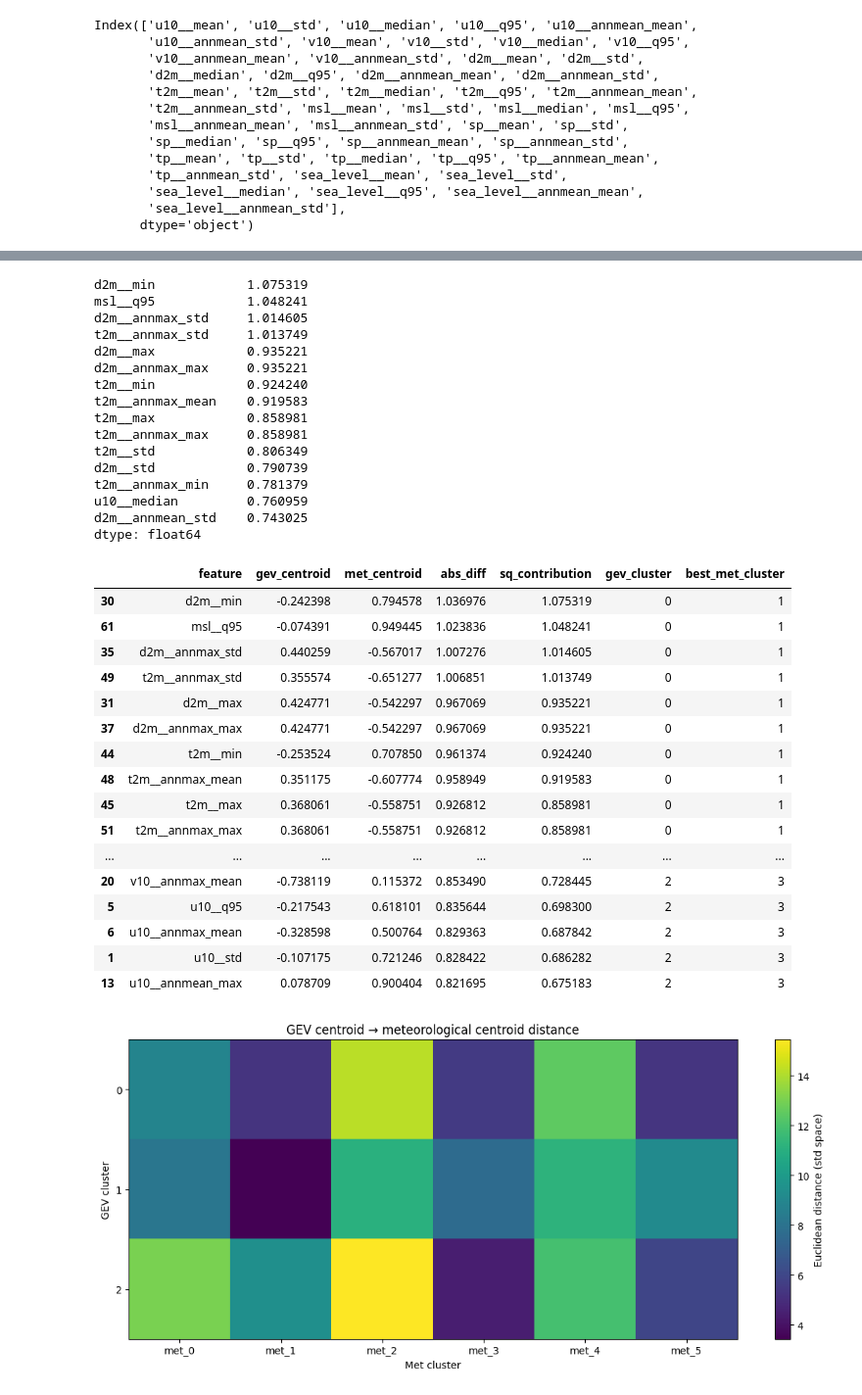
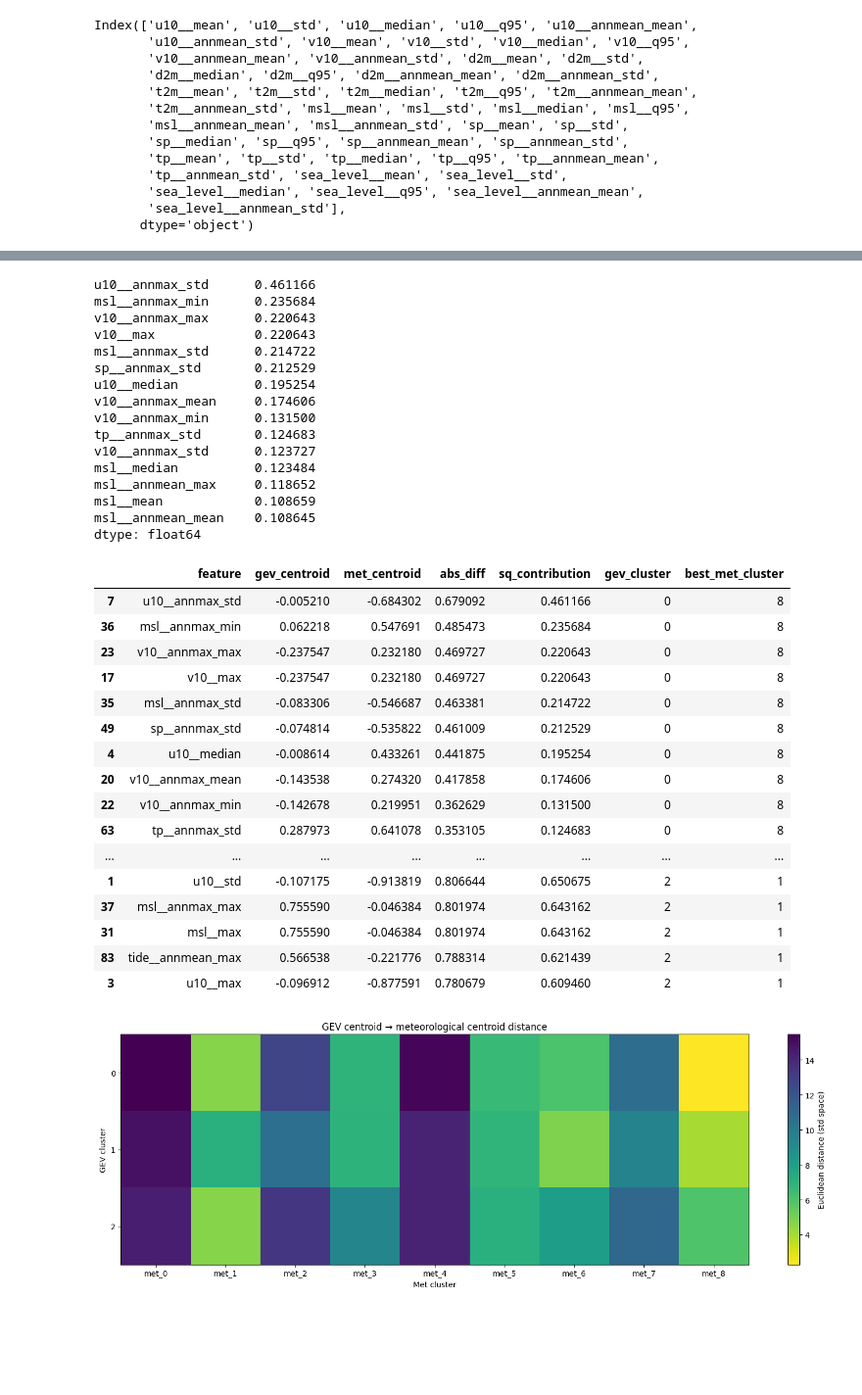
Before and after one commit to lisanneblok/ESL, a Jupyter notebook: notebooks/7_attribution/Cluster_mean.ipynb, the cells around one changed output, grey strips where cells are left out. Shown at 98% size. Drawn from its saved outputs; the diff is of its cells as text; code cells hidden in the pictures; blank space fills up the shorter version.

```diff
--- a/notebooks/7_attribution/Cluster_mean.ipynb
+++ b/notebooks/7_attribution/Cluster_mean.ipynb
@@ -559,7 +559,7 @@ print(df.filter(regex=r'^(latitude|longitude|slope_deg_|roughness_std_|relief_p2
 4        -9.518070     0.508901        10.457163     33.443892    -16.981246
 # %%
 drop_cols = {"station", "cluster"}
-forbidden_substrings = ("sea_level", "bath_cluster", "residual", "tide", "count", "missing", "latitude", "longitude")
+forbidden_substrings = ("sea_level", "bath_cluster", "residual", "d2m", "count", "missing", "latitude", "longitude", "d2m", "t2m")
 forbidden_cols = {c for c in model_df.columns if any(s in c.lower() for s in forbidden_substrings)}
 
 X_bath = df.drop(columns=[c for c in (drop_cols | forbidden_cols) if c in df.columns])
@@ -626,7 +626,7 @@ Index(['u10__mean', 'u10__std', 'u10__median', 'u10__q95', 'u10__annmean_mean',
 # %%
 import pandas as pd
 
-exclude_tokens = ["station", "missing", "count", "residual", "cluster", "gev", "lat", "lon", "sea_level__", "q05", "tide"]
+exclude_tokens = ["station", "missing", "count", "residual", "cluster", "gev", "lat", "lon", "sea_level__", "q05", "d2m", "t2m"]
 
 features = [
     c for c in merged.columns
@@ -643,7 +643,7 @@ scaler = StandardScaler()
 X_scaled = scaler.fit_transform(X)
 
 inertia = []
-K = range(2, 11)
+K = range(2, 15)
 
 for k in K:
     km = KMeans(n_clusters=k, random_state=42, n_init=20)
@@ -674,7 +678,7 @@ plt.show()
 # %%
 import matplotlib.pyplot as plt
 import matplotlib.colors as mcolors
-k = 6
+k = 9
 kmeans = KMeans(n_clusters=k, random_state=42, n_init=20)
 merged["cluster"] = kmeans.fit_predict(X_scaled)
 
@@ -1007,21 +1011,21 @@ for g in gev_centroids_std.index:
 # Example: top drivers for GEV cluster 0
 display(feature_importance[0].head(15))
 # %% [output]
-d2m__min            1.075319
-msl__q95            1.048241
-d2m__annmax_std     1.014605
-t2m__annmax_std     1.013749
-d2m__max            0.935221
-d2m__annmax_max     0.935221
-t2m__min            0.924240
-t2m__annmax_mean    0.919583
-t2m__max            0.858981
-t2m__annmax_max     0.858981
-t2m__std            0.806349
-d2m__std            0.790739
-t2m__annmax_min     0.781379
-u10__median         0.760959
-d2m__annmean_std    0.743025
+u10__annmax_std      0.461166
+msl__annmax_min      0.235684
+v10__annmax_max      0.220643
+v10__max             0.220643
+msl__annmax_std      0.214722
+sp__annmax_std       0.212529
+u10__median          0.195254
+v10__annmax_mean     0.174606
+v10__annmax_min      0.131500
+tp__annmax_std       0.124683
+v10__annmax_std      0.123727
+msl__median          0.123484
+msl__annmean_max     0.118652
+msl__mean            0.108659
+msl__annmean_mean    0.108645
 dtype: float64
 # %%
 topN = 10
@@ -1048,32 +1052,32 @@ important_features = pd.concat(tables)
 display(important_features)
 # %% [output]
 |  | feature | gev_centroid | met_centroid | abs_diff | sq_contribution | gev_cluster | best_met_cluster |
-| 30 | d2m__min | -0.242398 | 0.794578 | 1.036976 | 1.075319 | 0 | 1 |
-| 61 | msl__q95 | -0.074391 | 0.949445 | 1.023836 | 1.048241 | 0 | 1 |
-| 35 | d2m__annmax_std | 0.440259 | -0.567017 | 1.007276 | 1.014605 | 0 | 1 |
-| 49 | t2m__annmax_std | 0.355574 | -0.651277 | 1.006851 | 1.013749 | 0 | 1 |
-| 31 | d2m__max | 0.424771 | -0.542297 | 0.967069 | 0.935221 | 0 | 1 |
-| 37 | d2m__annmax_max | 0.424771 | -0.542297 | 0.967069 | 0.935221 | 0 | 1 |
-| 44 | t2m__min | -0.253524 | 0.707850 | 0.961374 | 0.924240 | 0 | 1 |
-| 48 | t2m__annmax_mean | 0.351175 | -0.607774 | 0.958949 | 0.919583 | 0 | 1 |
-| 45 | t2m__max | 0.368061 | -0.558751 | 0.926812 | 0.858981 | 0 | 1 |
-| 51 | t2m__annmax_max | 0.368061 | -0.558751 | 0.926812 | 0.858981 | 0 | 1 |
+| 7 | u10__annmax_std | -0.005210 | -0.684302 | 0.679092 | 0.461166 | 0 | 8 |
+| 36 | msl__annmax_min | 0.062218 | 0.547691 | 0.485473 | 0.235684 | 0 | 8 |
+| 23 | v10__annmax_max | -0.237547 | 0.232180 | 0.469727 | 0.220643 | 0 | 8 |
+| 17 | v10__max | -0.237547 | 0.232180 | 0.469727 | 0.220643 | 0 | 8 |
+| 35 | msl__annmax_std | -0.083306 | -0.546687 | 0.463381 | 0.214722 | 0 | 8 |
+| 49 | sp__annmax_std | -0.074814 | -0.535822 | 0.461009 | 0.212529 | 0 | 8 |
+| 4 | u10__median | -0.008614 | 0.433261 | 0.441875 | 0.195254 | 0 | 8 |
+| 20 | v10__annmax_mean | -0.143538 | 0.274320 | 0.417858 | 0.174606 | 0 | 8 |
+| 22 | v10__annmax_min | -0.142678 | 0.219951 | 0.362629 | 0.131500 | 0 | 8 |
+| 63 | tp__annmax_std | 0.287973 | 0.641078 | 0.353105 | 0.124683 | 0 | 8 |
 | ... | ... | ... | ... | ... | ... | ... | ... |
-| 20 | v10__annmax_mean | -0.738119 | 0.115372 | 0.853490 | 0.728445 | 2 | 3 |
-| 5 | u10__q95 | -0.217543 | 0.618101 | 0.835644 | 0.698300 | 2 | 3 |
-| 6 | u10__annmax_mean | -0.328598 | 0.500764 | 0.829363 | 0.687842 | 2 | 3 |
-| 1 | u10__std | -0.107175 | 0.721246 | 0.828422 | 0.686282 | 2 | 3 |
-| 13 | u10__annmean_max | 0.078709 | 0.900404 | 0.821695 | 0.675183 | 2 | 3 |
+| 1 | u10__std | -0.107175 | -0.913819 | 0.806644 | 0.650675 | 2 | 1 |
+| 37 | msl__annmax_max | 0.755590 | -0.046384 | 0.801974 | 0.643162 | 2 | 1 |
+| 31 | msl__max | 0.755590 | -0.046384 | 0.801974 | 0.643162 | 2 | 1 |
+| 83 | tide__annmean_max | 0.566538 | -0.221776 | 0.788314 | 0.621439 | 2 | 1 |
+| 3 | u10__max | -0.096912 | -0.877591 | 0.780679 | 0.609460 | 2 | 1 |
 # %%
 plt.figure(figsize=(1.2*D_df.shape[1]+4, 0.7*D_df.shape[0]+3))
-plt.imshow(D_df.values, aspect="auto")
+plt.imshow(D_df.values, aspect="auto", cmap="viridis_r")
 plt.xticks(range(D_df.shape[1]), D_df.columns)
 plt.yticks(range(D_df.shape[0]), D_df.index)
 plt.colorbar(label="Euclidean distance (std space)")
 plt.xlabel("Met cluster")
 plt.ylabel("GEV cluster")
 plt.title("GEV centroid → meteorological centroid distance")
 plt.tight_layout()
 plt.show()
 # %% [output]
-[figure, old version]
+[figure, new version]
```
Also changed, not shown: parts of 18 cells of this notebook, 2 other files.
